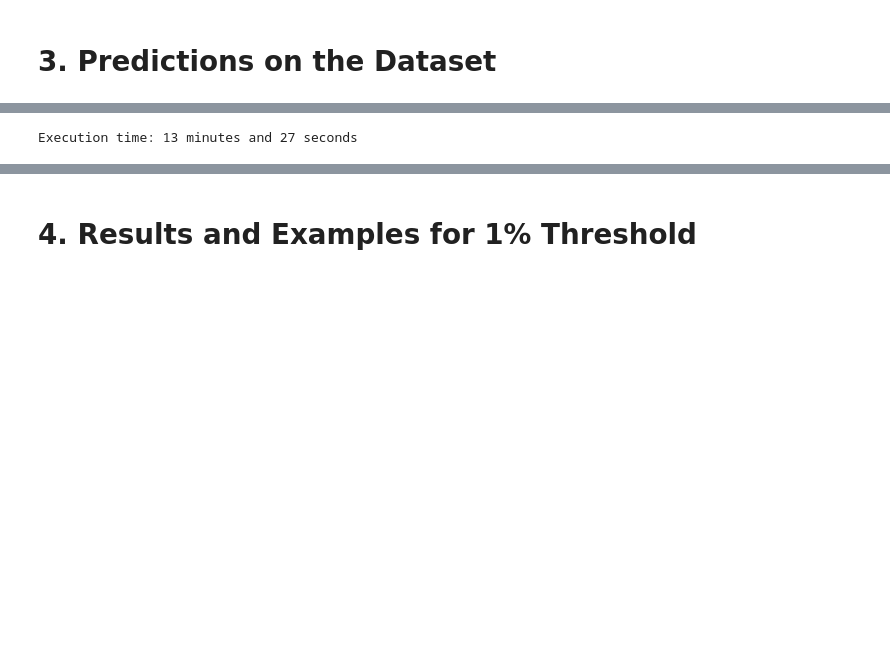
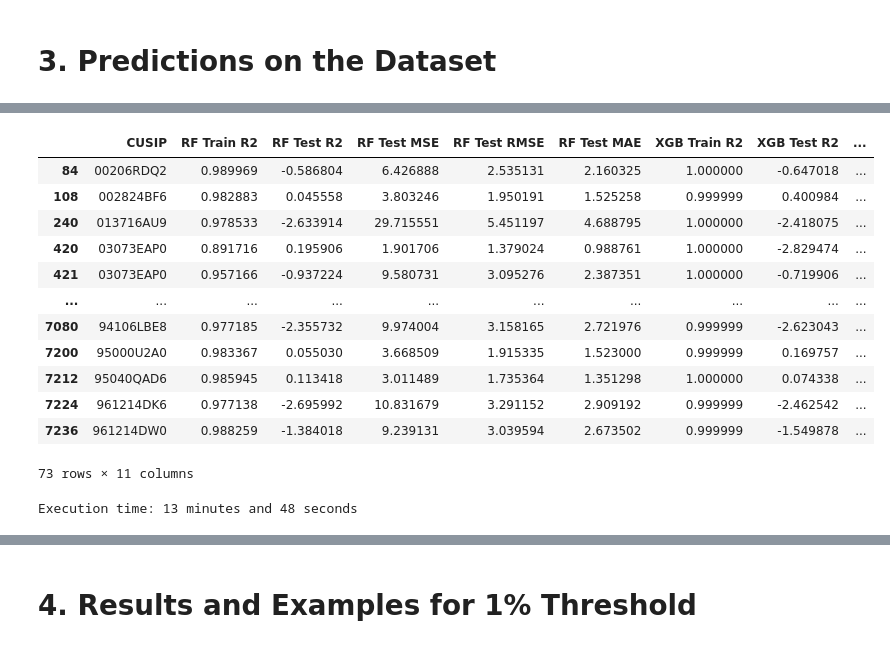
Before and after one commit to marisdaly1/FE800, a Jupyter notebook: FE 800 Fixed Income Electronic Trading Strategy and Visualization Final.ipynb, the cells around one changed output, grey strips where cells are left out. Saved outputs shown, nothing was run; the diff lists cells and outputs as text; code cells hidden in the pictures; blank space fills up the shorter version.

```diff
--- a/FE 800 Fixed Income Electronic Trading Strategy and Visualization Final.ipynb
+++ b/FE 800 Fixed Income Electronic Trading Strategy and Visualization Final.ipynb
@@ -338,8 +574,31 @@ def print_performance_summary(trade_dates, portfolio_values, wins, losses, max_d
+# %%
+outliers = metrics_df[metrics_df['RF Train R2'] < 0.99]
+outliers
+# %% [output]
+|  | CUSIP | RF Train R2 | RF Test R2 | RF Test MSE | RF Test RMSE | RF Test MAE | XGB Train R2 | XGB Test R2 | ... |
+| 84 | 00206RDQ2 | 0.989969 | -0.586804 | 6.426888 | 2.535131 | 2.160325 | 1.000000 | -0.647018 | ... |
+| 108 | 002824BF6 | 0.982883 | 0.045558 | 3.803246 | 1.950191 | 1.525258 | 0.999999 | 0.400984 | ... |
+| 240 | 013716AU9 | 0.978533 | -2.633914 | 29.715551 | 5.451197 | 4.688795 | 1.000000 | -2.418075 | ... |
+| 420 | 03073EAP0 | 0.891716 | 0.195906 | 1.901706 | 1.379024 | 0.988761 | 1.000000 | -2.829474 | ... |
+| 421 | 03073EAP0 | 0.957166 | -0.937224 | 9.580731 | 3.095276 | 2.387351 | 1.000000 | -0.719906 | ... |
+| ... | ... | ... | ... | ... | ... | ... | ... | ... | ... |
+| 7080 | 94106LBE8 | 0.977185 | -2.355732 | 9.974004 | 3.158165 | 2.721976 | 0.999999 | -2.623043 | ... |
+| 7200 | 95000U2A0 | 0.983367 | 0.055030 | 3.668509 | 1.915335 | 1.523000 | 0.999999 | 0.169757 | ... |
+| 7212 | 95040QAD6 | 0.985945 | 0.113418 | 3.011489 | 1.735364 | 1.351298 | 1.000000 | 0.074338 | ... |
+| 7224 | 961214DK6 | 0.977138 | -2.695992 | 10.831679 | 3.291152 | 2.909192 | 0.999999 | -2.462542 | ... |
+| 7236 | 961214DW0 | 0.988259 | -1.384018 | 9.239131 | 3.039594 | 2.673502 | 0.999999 | -1.549878 | ... |
+73 rows × 11 columns
 # %%
-#Predicting the prices
+#Predicting the prices function # 2, believe can get rid of 1 and # 3 is above
+#The one above usese random forest as well
+
 start_time = time.time()
 
-predicted_prices_df = predict_prices(df)
+#predicted_prices_df = predict_prices(df)
+
+#predictions_df, metrics_df = predict_prices(df)
+
+predictions_df, metrics_df, avg_metrics = predict_prices(df)
 
 end_time = time.time()  # Record the end time
 execution_time = end_time - start_time  # Calculate the execution time
@@ -349,4 +608,4 @@ seconds = int(execution_time % 60)
 
 print(f"Execution time: {minutes} minutes and {seconds} seconds")
 # %% [output]
-Execution time: 13 minutes and 27 seconds
+Execution time: 13 minutes and 48 seconds
```
Also changed, not shown: parts of 19 cells of this notebook.
